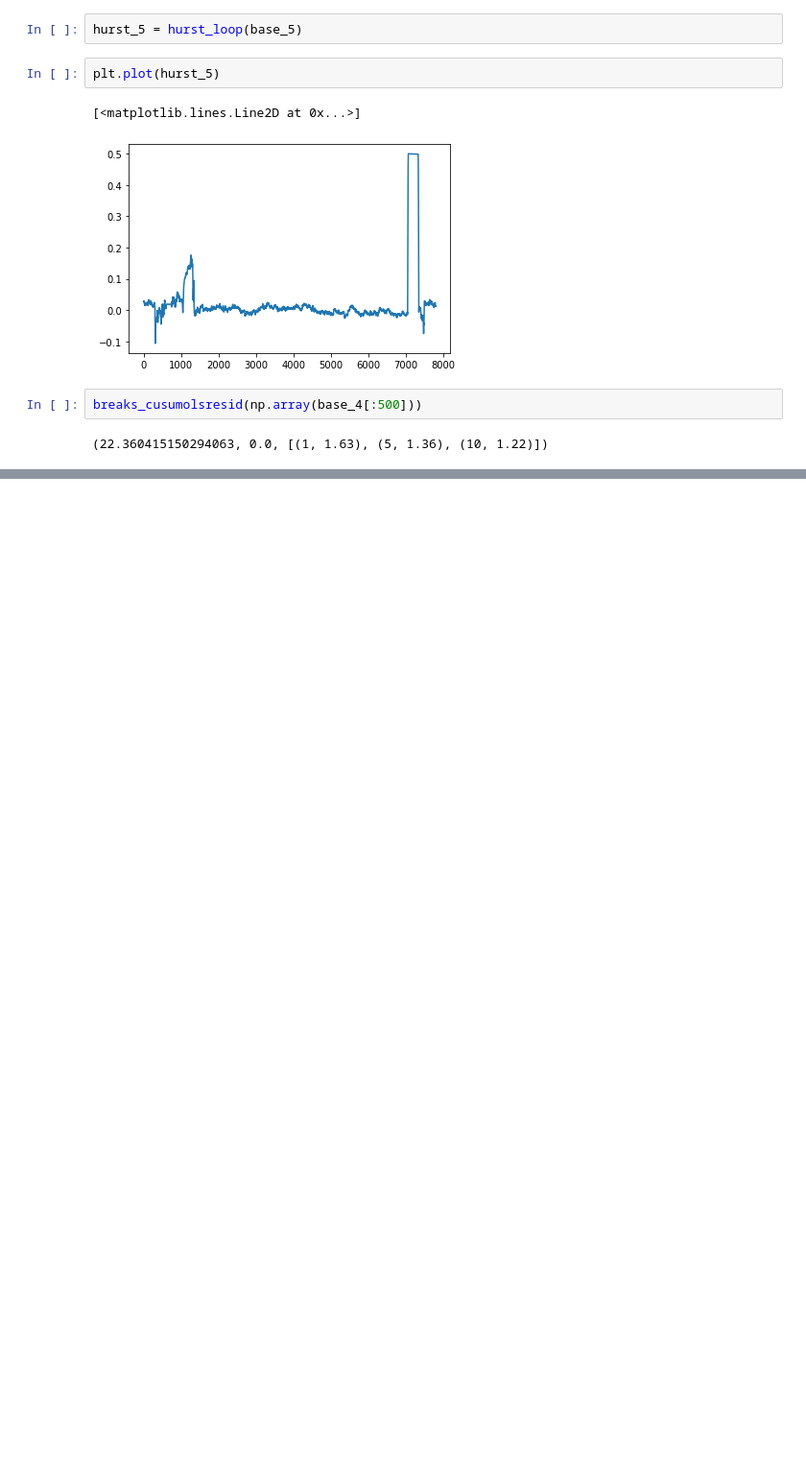
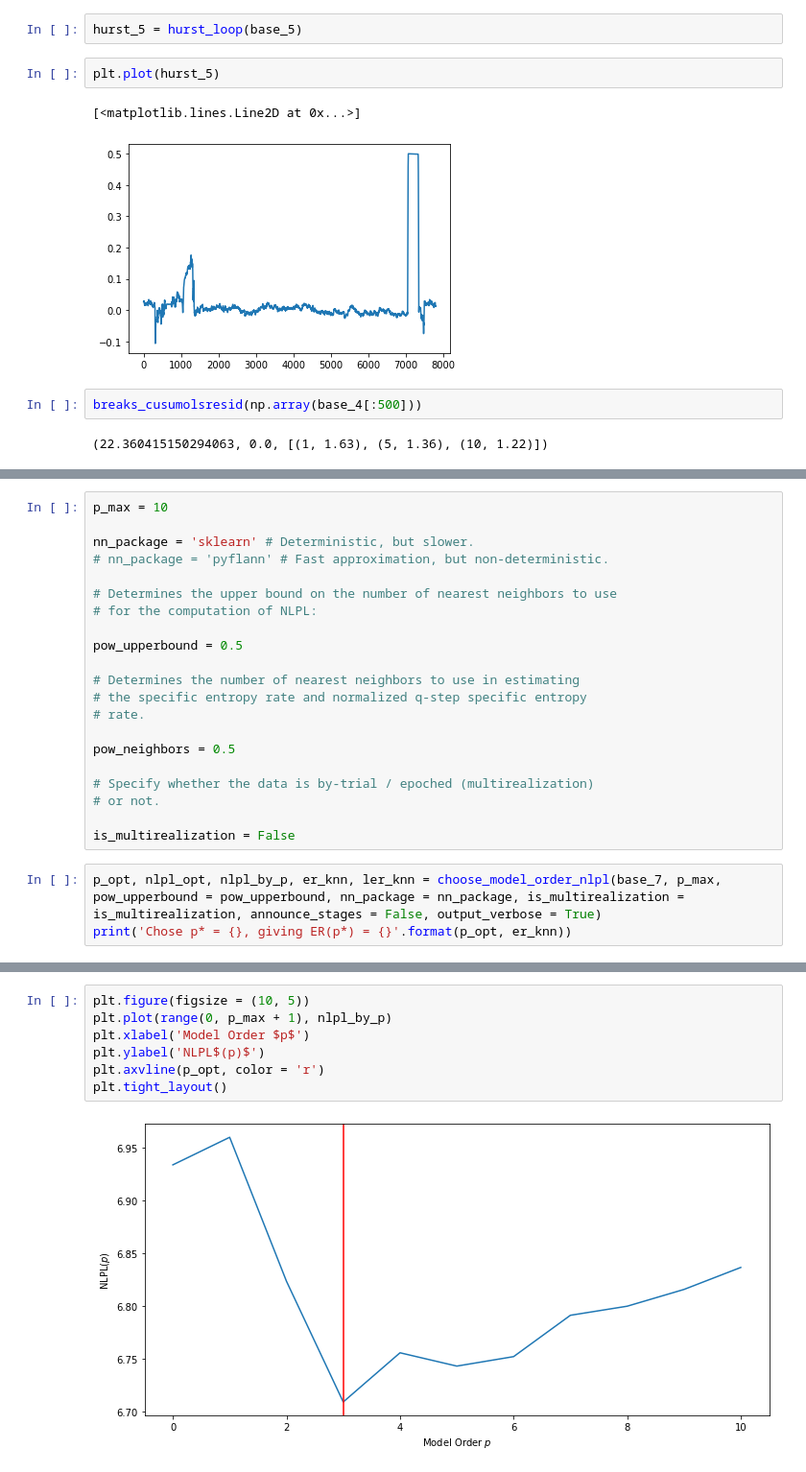
Before and after one commit to nnao45/jaist-my-jupyter, a Jupyter notebook: lab/notebook/local/test02.ipynb, the cells around one changed output, grey strips where cells are left out. Shown at 96% size. Drawn from its saved outputs; the diff is of its cells as text; blank space fills up the shorter version.

```diff
--- a/lab/notebook/local/test02.ipynb
+++ b/lab/notebook/local/test02.ipynb
@@ -409,0 +474,24 @@ NameError: name 'npd_entropy' is not defined
+# %%
+p_max = 10
+
+nn_package = 'sklearn' # Deterministic, but slower.
+# nn_package = 'pyflann' # Fast approximation, but non-deterministic.
+
+# Determines the upper bound on the number of nearest neighbors to use
+# for the computation of NLPL:
+
+pow_upperbound = 0.5
+
+# Determines the number of nearest neighbors to use in estimating
+# the specific entropy rate and normalized q-step specific entropy
+# rate.
+
+pow_neighbors = 0.5
+
+# Specify whether the data is by-trial / epoched (multirealization)
+# or not.
+
+is_multirealization = False
+# %%
+p_opt, nlpl_opt, nlpl_by_p, er_knn, ler_knn = choose_model_order_nlpl(base_7, p_max, pow_upperbound = pow_upperbound, nn_package = nn_package, is_multirealization = is_multirealization, announce_stages = False, output_verbose = True)
+print('Chose p* = {}, giving ER(p*) = {}'.format(p_opt, er_knn))
@@ -409,0 +551,9 @@ NameError: name 'npd_entropy' is not defined
+# %%
+plt.figure(figsize = (10, 5))
+plt.plot(range(0, p_max + 1), nlpl_by_p)
+plt.xlabel('Model Order $p$')
+plt.ylabel('NLPL$(p)$')
+plt.axvline(p_opt, color = 'r')
+plt.tight_layout()
+# %% [output]
+[figure, added]
```
Also changed, not shown: parts of 8 cells of this notebook, 10 other files.
